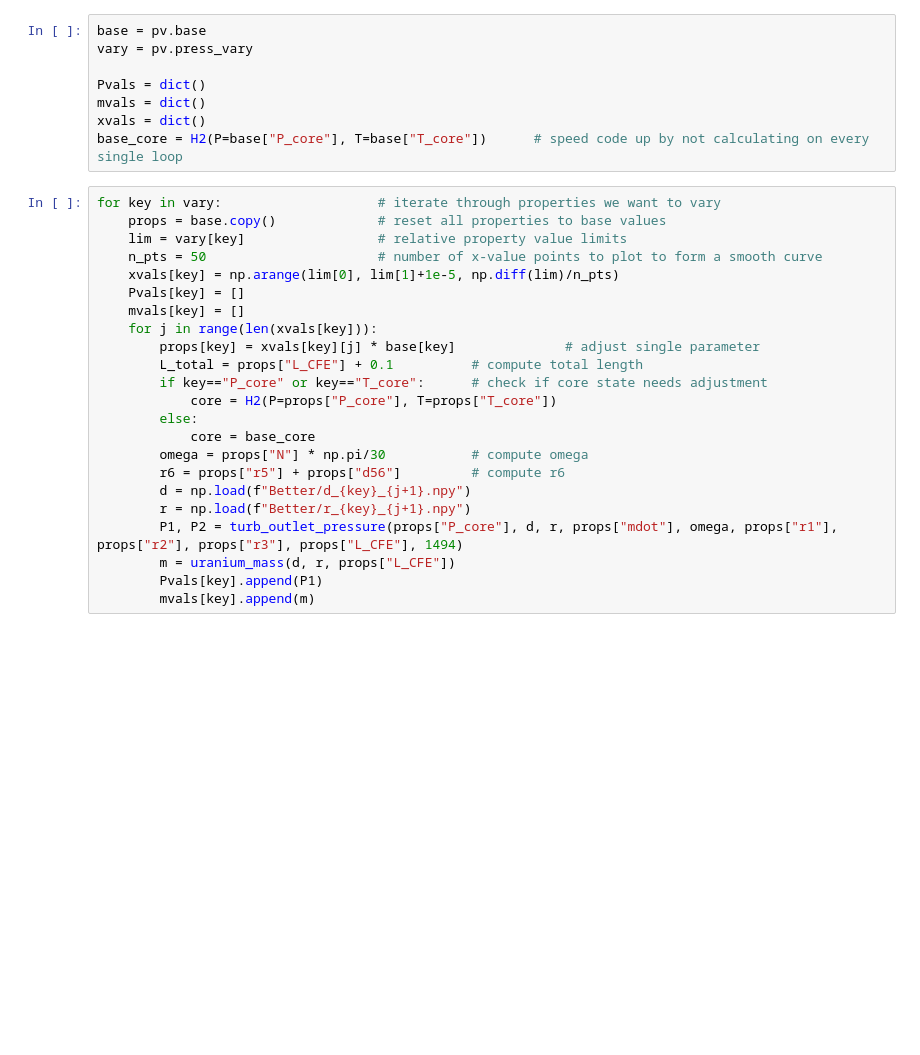
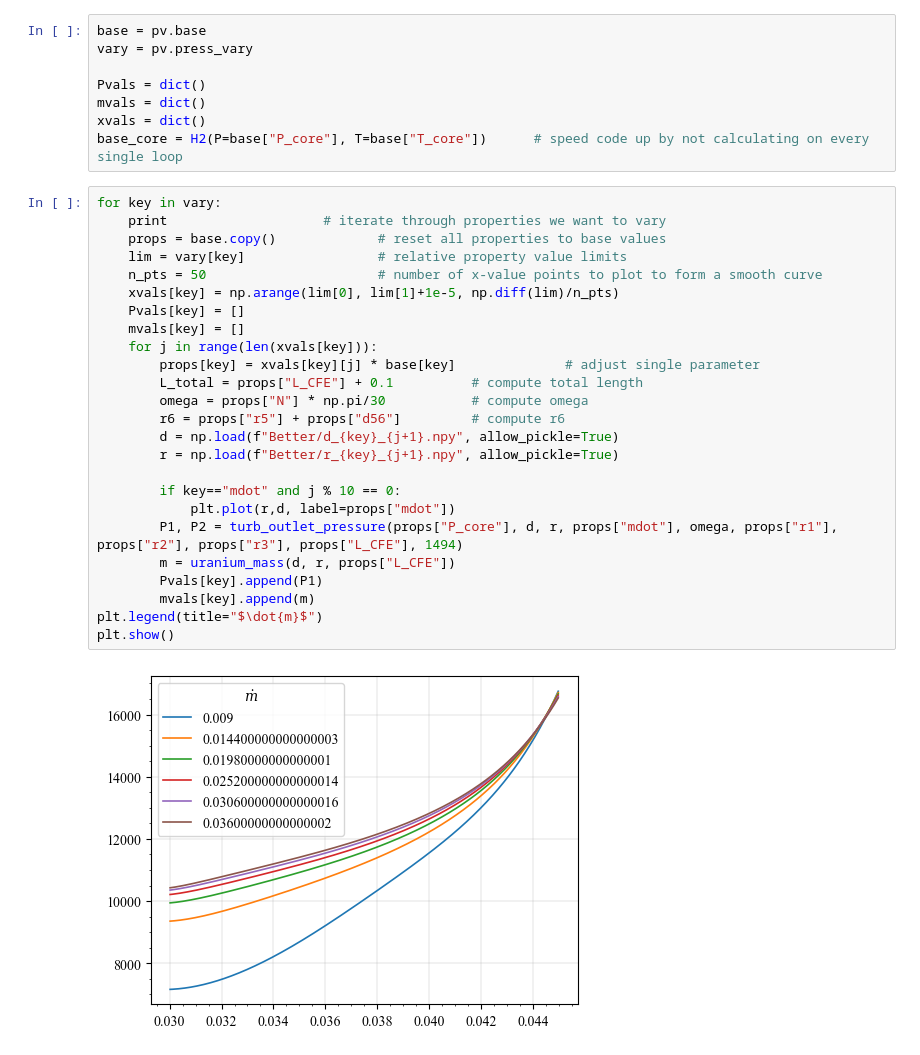
Before and after one commit to daa97/CFE, a Jupyter notebook: PM_PressureDrop.ipynb, the cells around one changed output. Saved outputs shown, nothing was run; the diff lists cells and outputs as text; blank space fills up the shorter version.

```diff
--- a/PM_PressureDrop.ipynb
+++ b/PM_PressureDrop.ipynb
@@ -55,28 +55,32 @@ mvals = dict()
 xvals = dict()
 base_core = H2(P=base["P_core"], T=base["T_core"])      # speed code up by not calculating on every single loop
 # %%
-for key in vary:                    # iterate through properties we want to vary
+for key in vary:
+    print                    # iterate through properties we want to vary
     props = base.copy()             # reset all properties to base values
     lim = vary[key]                 # relative property value limits
     n_pts = 50                      # number of x-value points to plot to form a smooth curve
     xvals[key] = np.arange(lim[0], lim[1]+1e-5, np.diff(lim)/n_pts)
     Pvals[key] = []
     mvals[key] = []
     for j in range(len(xvals[key])):
         props[key] = xvals[key][j] * base[key]              # adjust single parameter
         L_total = props["L_CFE"] + 0.1          # compute total length
-        if key=="P_core" or key=="T_core":      # check if core state needs adjustment
-            core = H2(P=props["P_core"], T=props["T_core"])
-        else:
-            core = base_core
         omega = props["N"] * np.pi/30           # compute omega
         r6 = props["r5"] + props["d56"]         # compute r6
-        d = np.load(f"Better/d_{key}_{j+1}.npy")
-        r = np.load(f"Better/r_{key}_{j+1}.npy")
+        d = np.load(f"Better/d_{key}_{j+1}.npy", allow_pickle=True)
+        r = np.load(f"Better/r_{key}_{j+1}.npy", allow_pickle=True)
+
+        if key=="mdot" and j % 10 == 0:
+            plt.plot(r,d, label=props["mdot"])
         P1, P2 = turb_outlet_pressure(props["P_core"], d, r, props["mdot"], omega, props["r1"], props["r2"], props["r3"], props["L_CFE"], 1494)
         m = uranium_mass(d, r, props["L_CFE"])
         Pvals[key].append(P1)
         mvals[key].append(m)
+plt.legend(title="$\dot{m}$")
+plt.show()
+# %% [output]
+[figure, added]
 # %%
 d = np.load(f"Better/d_baseline.npy")
 r = np.load(f"Better/r_baseline.npy")
```
Also changed, not shown: parts of 2 cells of this notebook, 4 other files.
